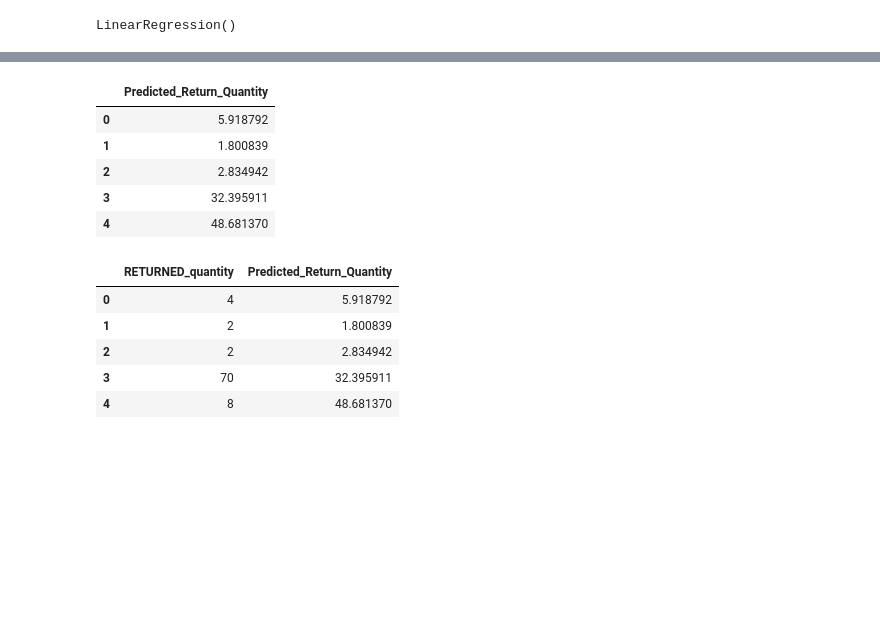
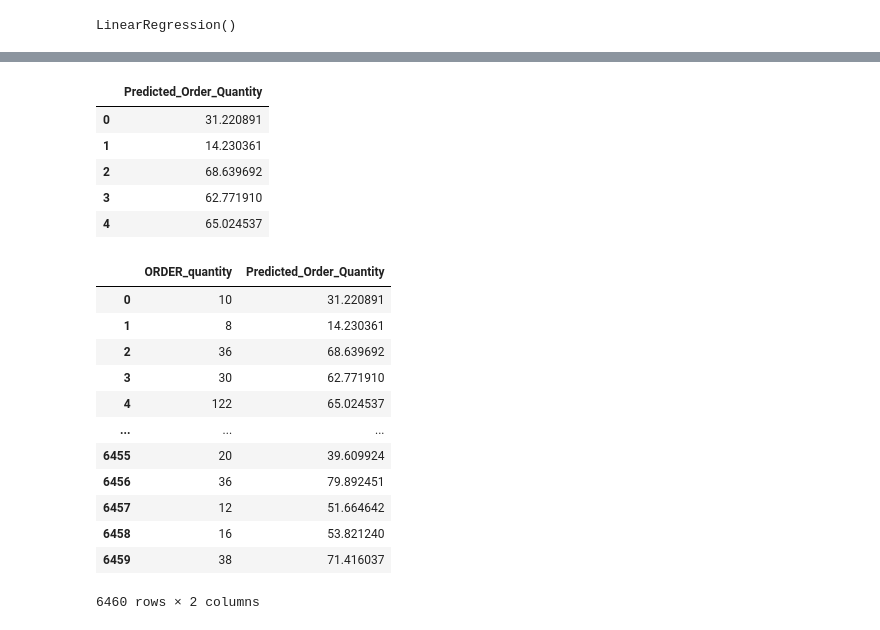
Before and after one commit to NoahGram/Johari_Venster, a Jupyter notebook: week_8/src/PR8-1.ipynb, the cells around one changed output, grey strips where cells are left out. Saved outputs shown, nothing was run; the diff lists cells and outputs as text; code cells hidden in the pictures; blank space fills up the shorter version.

```diff
--- a/week_8/src/PR8-1.ipynb
+++ b/week_8/src/PR8-1.ipynb
@@ -75,0 +34,10 @@ df.head()
+# %%
+
+
+df['ORDER_timestamp'] = pd.to_datetime(df['ORDER_timestamp'])
+# Extract month from the timestamp
+df['month'] = df['ORDER_timestamp'].dt.month
+# Perform one-hot encoding on the month
+dummies_dataframe = pd.get_dummies(df['month'], prefix='month')
+
+dummies_dataframe.head()
@@ -75,0 +51,11 @@ df.head()
+# %%
+# Concatenate the original dataframe with the dummies dataframe
+df = pd.concat([df, dummies_dataframe], axis=1)
+
+# Drop the original timestamp column
+df = df.drop(columns=['ORDER_timestamp'])
+
+# Adjust column order
+df = df.loc[:, ['ORDER_DETAILS_id', 'ORDER_PRODUCT_id', 'ORDER_STAFF_id', 'ORDER_METHOD_id', 'ORDER_RETAILER_id', 'ORDER_PRODUCT_margin', 'ORDER_unit_cost', 'ORDER_unit_sale', 'ORDER_PRODUCT_cost', 'ORDER_total_profit', 'ORDER_total_price_before_sales', 'ORDER_total_price_after_sales', 'ORDER_total_sale_amount', 'ORDER_quantity'] + list(dummies_dataframe.columns)]
+
+df.head()
@@ -76,7 +70,7 @@ df.head()
 # %% [markdown]
 # Verticaal en horizontaal snijden
 # %%
-X = df.drop('RETURNED_quantity', axis=1) # Onafhankelijke variabelen
-y = df.loc[:, ['RETURNED_quantity']] # Afhankelijke variabele
-X.head()
+X = df.drop('ORDER_quantity', axis=1) # Onafhankelijke variabelen
+y = df.loc[:, ['ORDER_quantity']] # Afhankelijke variabele
+y.head()
 # %% [output]
@@ -125,23 +109,30 @@ array([[ 5.91879249],
 # %%
 prediction_df = pd.DataFrame(y_pred) # Voorspellingen in dataframe zetten
-prediction_df = prediction_df.rename(columns={0: 'Predicted_Return_Quantity'}) # Kolomnaam aanpassen
+prediction_df = prediction_df.rename(columns={0: 'Predicted_Order_Quantity'}) # Kolomnaam aanpassen
 prediction_df.head()
 # %% [output]
-|  | Predicted_Return_Quantity |
-| 0 | 5.918792 |
-| 1 | 1.800839 |
-| 2 | 2.834942 |
-| 3 | 32.395911 |
-| 4 | 48.681370 |
+|  | Predicted_Order_Quantity |
+| 0 | 31.220891 |
+| 1 | 14.230361 |
+| 2 | 68.639692 |
+| 3 | 62.771910 |
+| 4 | 65.024537 |
 # %%
-y_test_prediction_merge = pd.concat([y_test.reset_index()['RETURNED_quantity'], prediction_df], axis=1) # Voorspellingen en echte waarden samenvoegen
-y_test_prediction_merge.loc[y_test_prediction_merge['Predicted_Return_Quantity'].notna(), :] # Alleen de voorspellingen tonen
-y_test_prediction_merge.head()
+y_test_prediction_merge = pd.concat([y_test.reset_index()['ORDER_quantity'], prediction_df], axis=1) # Voorspellingen en echte waarden samenvoegen
+y_test_prediction_merge.loc[y_test_prediction_merge['Predicted_Order_Quantity'].notna(), :] # Alleen de voorspellingen tonen
+y_test_prediction_merge
 # %% [output]
-|  | RETURNED_quantity | Predicted_Return_Quantity |
-| 0 | 4 | 5.918792 |
-| 1 | 2 | 1.800839 |
-| 2 | 2 | 2.834942 |
-| 3 | 70 | 32.395911 |
-| 4 | 8 | 48.681370 |
+|  | ORDER_quantity | Predicted_Order_Quantity |
+| 0 | 10 | 31.220891 |
+| 1 | 8 | 14.230361 |
+| 2 | 36 | 68.639692 |
+| 3 | 30 | 62.771910 |
+| 4 | 122 | 65.024537 |
+| ... | ... | ... |
+| 6455 | 20 | 39.609924 |
+| 6456 | 36 | 79.892451 |
+| 6457 | 12 | 51.664642 |
+| 6458 | 16 | 53.821240 |
+| 6459 | 38 | 71.416037 |
+6460 rows × 2 columns
 # %%
```
Also changed, not shown: parts of 13 cells of this notebook.
